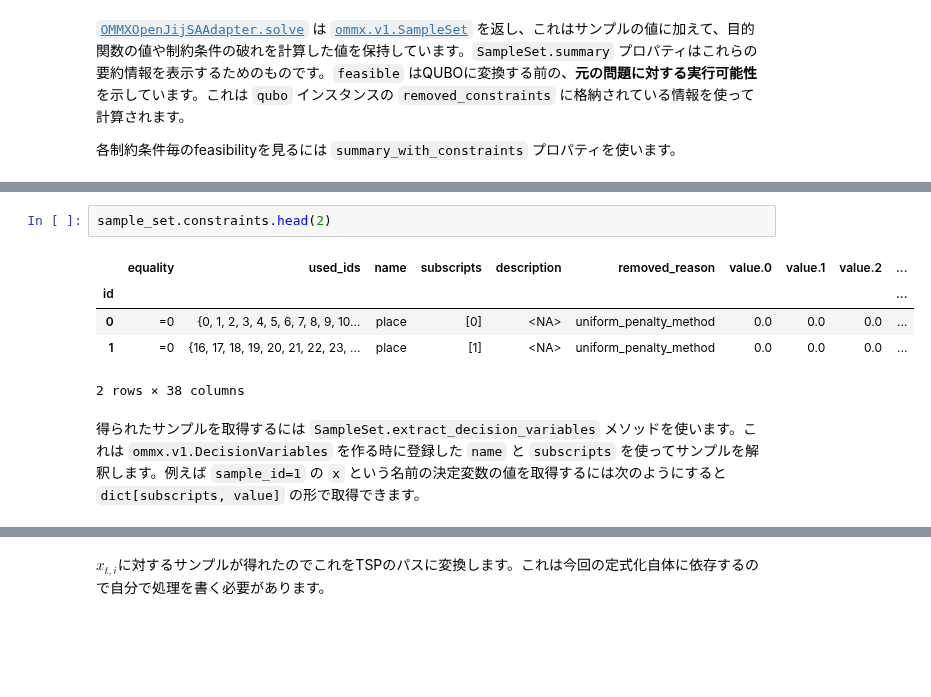
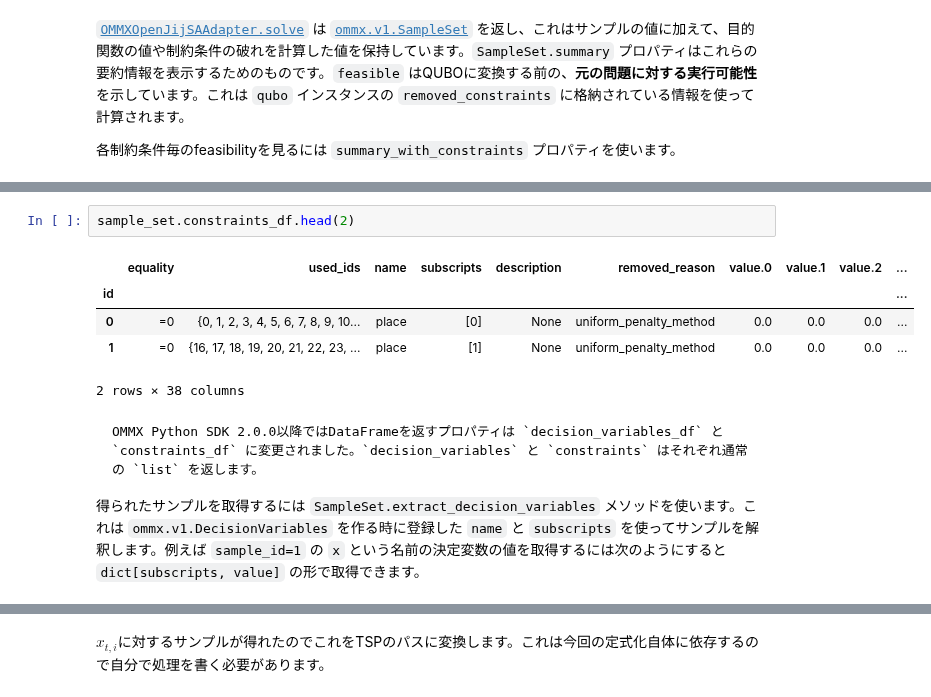
Before and after one commit to Jij-Inc/ommx, a Jupyter notebook: docs/ja/tutorial/tsp_sampling_with_openjij_adapter.ipynb, the cells around one changed output, grey strips where cells are left out. Cells and saved outputs as stored; diff of their text form; blank space fills up the shorter version.

````diff
--- a/docs/ja/tutorial/tsp_sampling_with_openjij_adapter.ipynb
+++ b/docs/ja/tutorial/tsp_sampling_with_openjij_adapter.ipynb
@@ -186,12 +186,15 @@ sample_set.decision_variables.head(2)
 # %%
-sample_set.constraints.head(2)
+sample_set.constraints_df.head(2)
 # %% [output]
 |  | equality | used_ids | name | subscripts | description | removed_reason | value.0 | value.1 | value.2 | ... |
 | id |  |  |  |  |  |  |  |  |  | ... |
-| 0 | =0 | {0, 1, 2, 3, 4, 5, 6, 7, 8, 9, 10... | place | [0] | <NA> | uniform_penalty_method | 0.0 | 0.0 | 0.0 | ... |
-| 1 | =0 | {16, 17, 18, 19, 20, 21, 22, 23, ... | place | [1] | <NA> | uniform_penalty_method | 0.0 | 0.0 | 0.0 | ... |
+| 0 | =0 | {0, 1, 2, 3, 4, 5, 6, 7, 8, 9, 10... | place | [0] | None | uniform_penalty_method | 0.0 | 0.0 | 0.0 | ... |
+| 1 | =0 | {16, 17, 18, 19, 20, 21, 22, 23, ... | place | [1] | None | uniform_penalty_method | 0.0 | 0.0 | 0.0 | ... |
 2 rows × 38 columns
 # %% [markdown]
+```{warning}
+OMMX Python SDK 2.0.0以降ではDataFrameを返すプロパティは `decision_variables_df` と `constraints_df` に変更されました。`decision_variables` と `constraints` はそれぞれ通常の `list` を返します。
+```
 
 得られたサンプルを取得するには `SampleSet.extract_decision_variables` メソッドを使います。これは `ommx.v1.DecisionVariables` を作る時に登録した `name` と `subscripts` を使ってサンプルを解釈します。例えば `sample_id=1` の `x` という名前の決定変数の値を取得するには次のようにすると `dict[subscripts, value]` の形で取得できます。
 # %%
````
Also changed, not shown: parts of 7 cells of this notebook, 4 other files.
